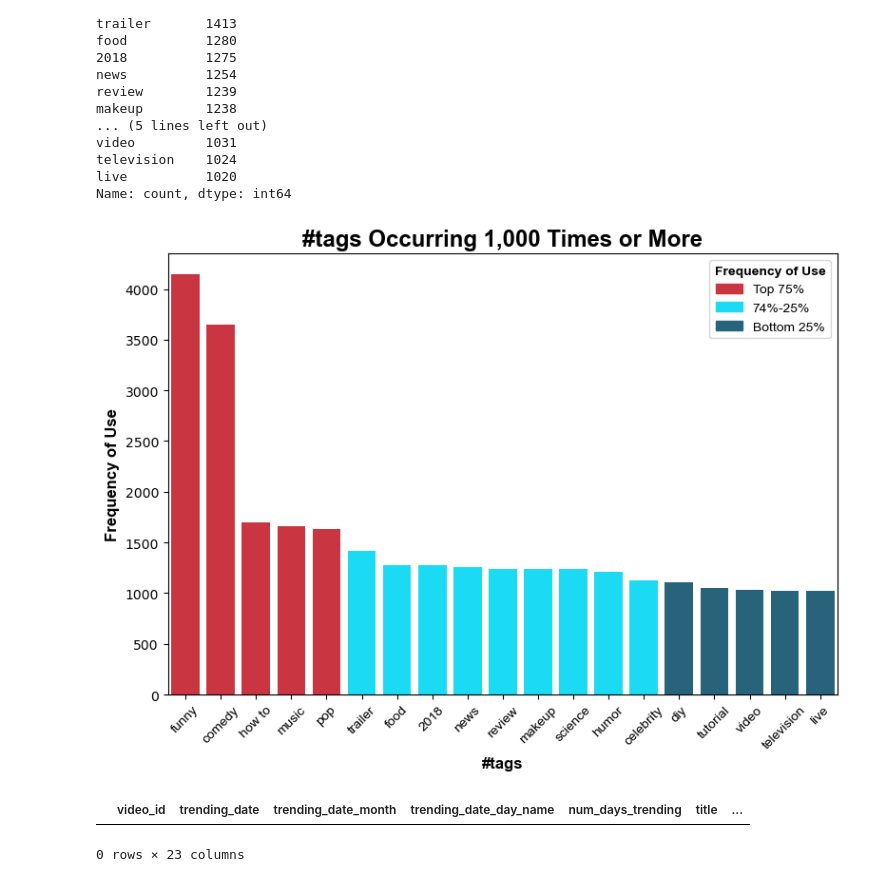
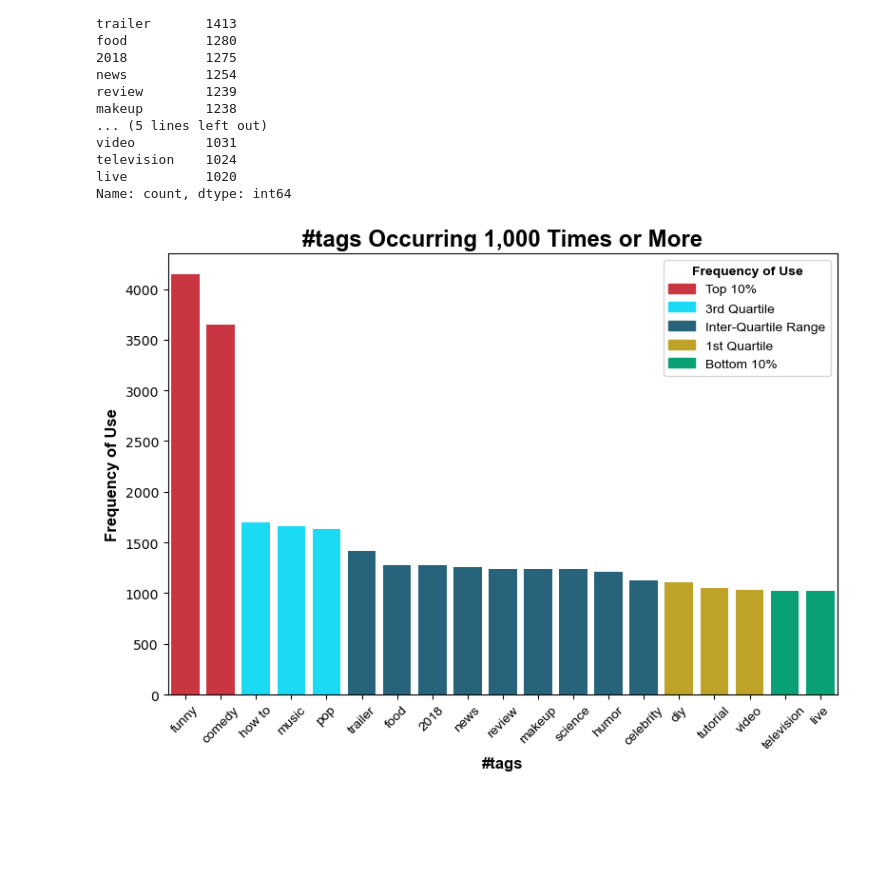
Before and after one commit to ShaneTeel/python-eda-case-study, a Jupyter notebook: notebooks/shane/clean_transform.ipynb, the cells around one changed output. Saved outputs shown, nothing was run; the diff lists cells and outputs as text; code cells hidden in the pictures; blank space fills up the shorter version.

```diff
--- a/notebooks/shane/clean_transform.ipynb
+++ b/notebooks/shane/clean_transform.ipynb
@@ -375,12 +375,16 @@ tags_over_1_000
 fig, ax = plt.subplots(figsize=(8, 6))
 bars = ax.bar(tags_over_1_000.index, tags_over_1_000.values, label=tags_over_1_000.index)
 for bar in bars:
-    if bar.get_height() >= np.percentile(tags_over_1_000, 75):
+    if bar.get_height() >= np.percentile(tags_over_1_000, 90):
         bar.set_facecolor(main_color[0])
+    if bar.get_height() >= np.percentile(tags_over_1_000, 75) and bar.get_height() < np.percentile(tags_over_1_000, 90):
+        bar.set_facecolor(main_color[1])
     if bar.get_height() < np.percentile(tags_over_1_000, 75) and bar.get_height() > np.percentile(tags_over_1_000, 25):
-        bar.set_facecolor(main_color[1])
-    if bar.get_height() <= np.percentile(tags_over_1_000, 25):
         bar.set_facecolor(main_color[2])
+    if bar.get_height() <= np.percentile(tags_over_1_000, 25) and bar.get_height() > np.percentile(tags_over_1_000, 10):
+        bar.set_facecolor(main_color[3])
+    if bar.get_height() <= np.percentile(tags_over_1_000, 10):
+        bar.set_facecolor(main_color[4])
 
 title_font = {'family': 'arial',
         'style': 'normal',
@@ -413,39 +417,36 @@ ax.set_xticklabels(labels=tags_over_1_000.index, fontdict=tick_font, rotation=45
 ax.set_xmargin(m=0.005)
 ax.set_xlabel('#tags', fontdict=axis_label_font)
 ax.set_ylabel('Frequency of Use', fontdict=axis_label_font)
 
 handles = [
-    mpatches.Patch(color=main_color[0], label='Top 75%'),
-    mpatches.Patch(color=main_color[1], label='74%-25%'),
-    mpatches.Patch(color=main_color[2], label='Bottom 25%')
+    mpatches.Patch(color=main_color[0], label='Top 10%'),
+    mpatches.Patch(color=main_color[1], label='3rd Quartile'),
+    mpatches.Patch(color=main_color[2], label='Inter-Quartile Range'),
+    mpatches.Patch(color=main_color[3], label='1st Quartile'),
+    mpatches.Patch(color=main_color[4], label='Bottom 10%')
 ]
 
 legend_title_font = {'family': 'arial',
         'style': 'normal',
         'variant': 'normal',
         'stretch': 'normal',
         'weight': 'bold',
         'size': 'medium',
         }
 
 legend_text_font = {'family': 'arial',
         'style': 'normal',
         'variant': 'normal',
         'stretch': 'normal',
         'weight': 'normal',
         'size': 'medium',
         }
 
 ax.legend(handles=handles,
           title='Frequency of Use',
           title_fontproperties=legend_title_font,
           prop=legend_text_font,
           loc='upper right')
 fig.tight_layout();
 # %% [output]
-[figure, old version]
+[figure, new version]
-# %%
-yt_df[yt_df['tags'].isin(tags_over_1_000)]
-# %% [output]
-|  | video_id | trending_date | trending_date_month | trending_date_day_name | num_days_trending | title | ... |
-0 rows × 23 columns
```
